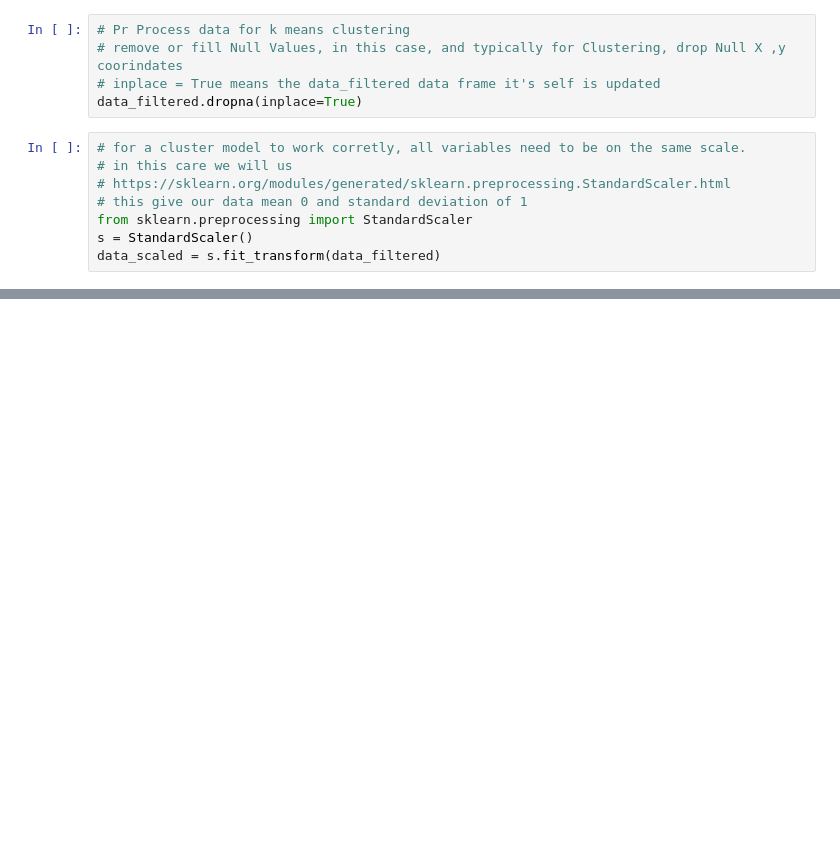
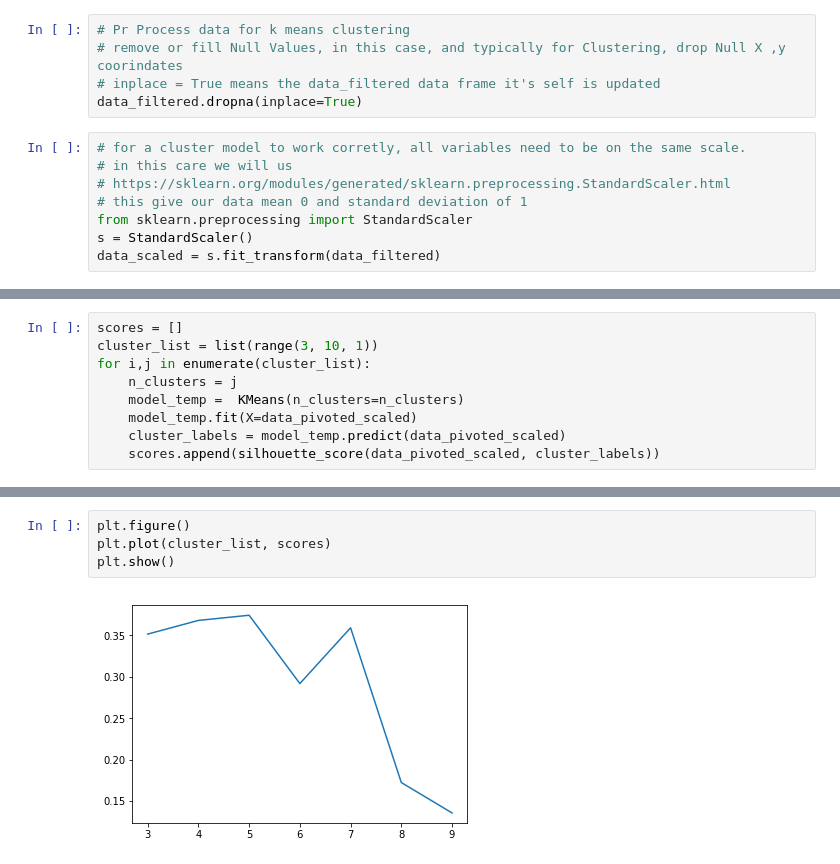
Before and after one commit to mdavis29/DataScience101, a Jupyter notebook: week5_intro to sklearn.ipynb, the cells around one changed output, grey strips where cells are left out. Drawn from its saved outputs; the diff is of its cells as text; blank space fills up the shorter version.

```diff
--- a/week5_intro to sklearn.ipynb
+++ b/week5_intro to sklearn.ipynb
@@ -179,0 +230,9 @@ plt.bar(x=list(c.keys()), height=list(c.values()))
+# %%
+scores = []
+cluster_list = list(range(3, 10, 1))
+for i,j in enumerate(cluster_list):
+    n_clusters = j
+    model_temp =  KMeans(n_clusters=n_clusters)
+    model_temp.fit(X=data_pivoted_scaled)
+    cluster_labels = model_temp.predict(data_pivoted_scaled)
+    scores.append(silhouette_score(data_pivoted_scaled, cluster_labels))
@@ -179,0 +245,6 @@ plt.bar(x=list(c.keys()), height=list(c.values()))
+# %%
+plt.figure()
+plt.plot(cluster_list, scores)
+plt.show()
+# %% [output]
+[figure, added]
```
Also changed, not shown: parts of 19 cells of this notebook.
